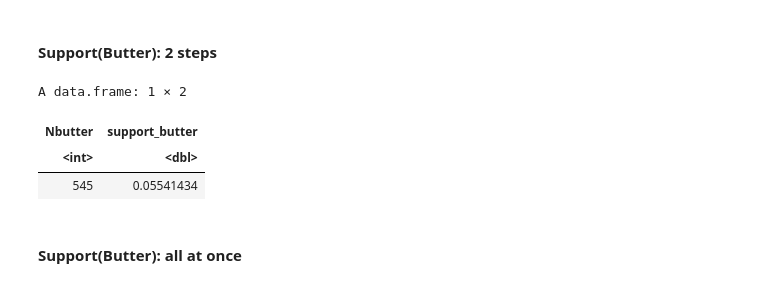
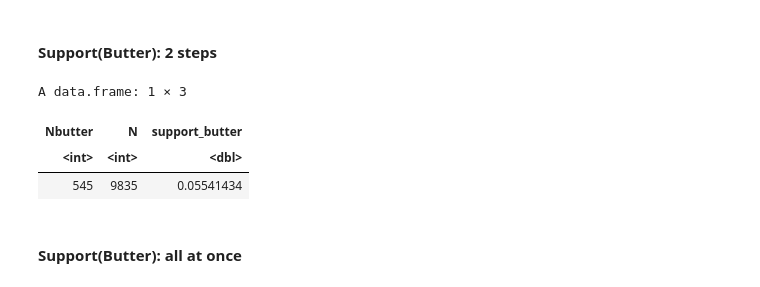
Before and after one commit to yardsale8/DSCI_210_R_notebooks, a Jupyter notebook: lecture_9_3_computing_arules_the_dplyr_way.ipynb, the cells around one changed output. Saved outputs shown, nothing was run; the diff lists cells and outputs as text; code cells hidden in the pictures.

```diff
--- a/lecture_9_3_computing_arules_the_dplyr_way.ipynb
+++ b/lecture_9_3_computing_arules_the_dplyr_way.ipynb
@@ -67,14 +60,15 @@ A data.frame: 6 × 2
 #### Support(Butter): 2 steps
 # %%
 (butter_milk
-%>% summarize(Nbutter = sum(butter))
-%>% mutate(support_butter = Nbutter/n())
+%>% summarize(Nbutter = sum(butter),
+              N = n())
+%>% mutate(support_butter = Nbutter/N)
 )
 # %% [output]
-A data.frame: 1 × 2
+A data.frame: 1 × 3
-| Nbutter | support_butter |
-| <int> | <dbl> |
-| 545 | 0.05541434 |
+| Nbutter | N | support_butter |
+| <int> | <int> | <dbl> |
+| 545 | 9835 | 0.05541434 |
 # %% [markdown]
 #### Support(Butter): all at once
 # %%
```
Also changed, not shown: parts of 3 cells of this notebook.
